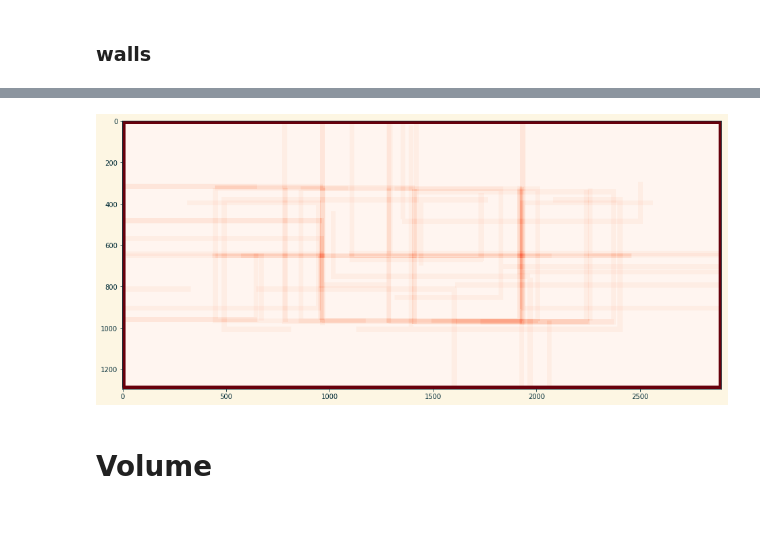
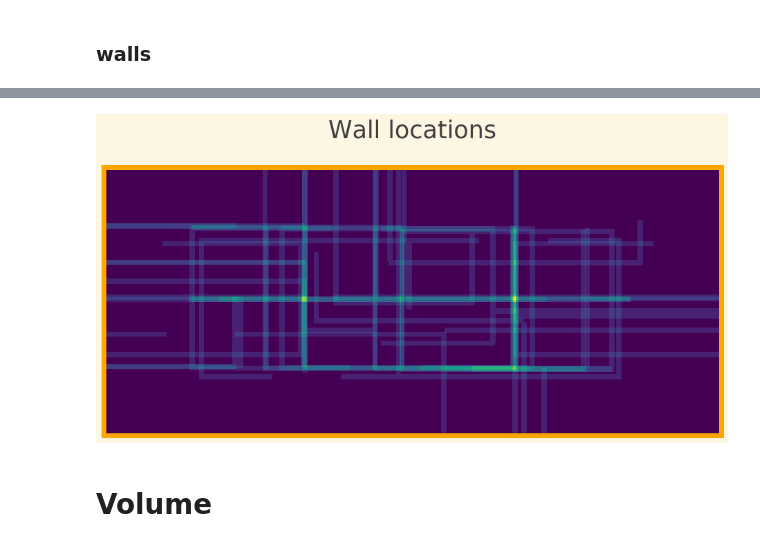
Before and after one commit to drschwenk/transfer, a Jupyter notebook: robothor_stats.ipynb, the cells around one changed output, grey strips where cells are left out. Cells and saved outputs as stored; diff of their text form; code cells hidden in the pictures; blank space fills up the shorter version.

Commit message:
figure styling

```diff
--- a/robothor_stats.ipynb
+++ b/robothor_stats.ipynb
@@ -29,3 +29,6 @@ plt.rcParams['figure.figsize'] = (16.0, 10.0)
 import os
 import cv2
 import PIL.Image as Image
+# %%
+plt.rcParams['axes.facecolor']='white'
+plt.rcParams['savefig.facecolor']='white'
@@ -222,0 +305,15 @@ furn_obj_df
+# %%
+obj_only_df = furn_obj_df[furn_obj_df.category == 'object']
+bg_obj_df = obj_only_df[obj_only_df.role == 'target']
+obj_cat_counts = bg_obj_df.groupby('objectType').agg('count')['name']
+donut_data = list(obj_cat_counts.to_dict().items())
+donut_data = sorted(donut_data, key=lambda x: x[0])
+
+fig_labels = {
+    'fig_title': 'Target Object Categories',
+      'x_label': '',
+      'y_label': ''
+}
+
+fig_out = make_donut_plot(donut_data)
+_ = make_standard_fig(fig_out, fig_labels, save=True, outfile='./figures/target_cats.pdf')
@@ -244,6 +373,8 @@ allfloorplans = os.listdir(ti)
 def read_img(img_path):
     img = cv2.imread(img_path)
     img = cv2.cvtColor(img, cv2.COLOR_BGR2GRAY)
-    ret, threshd = cv2.threshold(img, 254, 255,cv2.THRESH_BINARY)
+    ret, threshd = cv2.threshold(img, 253, 255,cv2.THRESH_BINARY)
     threshd = (255 - threshd)
-    return threshd[5:1300, 5:2900]
+    trim = 50
+    h, w = img.shape
+    return threshd[trim: h - 120, trim: w - 120]
@@ -260,16 +389,29 @@ fp_arr = np.zeros(floorplan_images[0].shape, np.float)
 for im in floorplan_images:
     imarr = np.array(im, dtype=np.float)
     fp_arr = fp_arr + imarr / len(floorplan_images)
+fp_arr = fp_arr * 255 / fp_arr.max()
 fp_arr = np.array(np.round(fp_arr), dtype=np.uint8)
 # %%
-cmap = plt.get_cmap('Reds')
+fig_labels = {
+    'fig_title': 'Wall locations',
+      'x_label': '',
+      'y_label': ''
+}
+
+cmap = plt.get_cmap('viridis')
 
 rgba_img = cmap(fp_arr)
 rgb_img = np.delete(rgba_img, 3, 2)
-_ = plt.axes().set_aspect('equal')
+ax = plt.axes()
+_ = ax.set_aspect('equal')
 _= plt.imshow(rgb_img)
+plt.xticks([])
+plt.yticks([])
+plt.rcParams["axes.edgecolor"] = "orange"
+plt.rcParams["axes.linewidth"] = 7
+make_standard_fig(fig_out, fig_labels, save=True, outfile='./figures/wall_heatmap.pdf')
 # %% [output]
-[figure, old version]
+[figure, new version]
 # %% [markdown]
 # Volume
 # %% [markdown]
```
Also changed, not shown: parts of 16 cells of this notebook.
